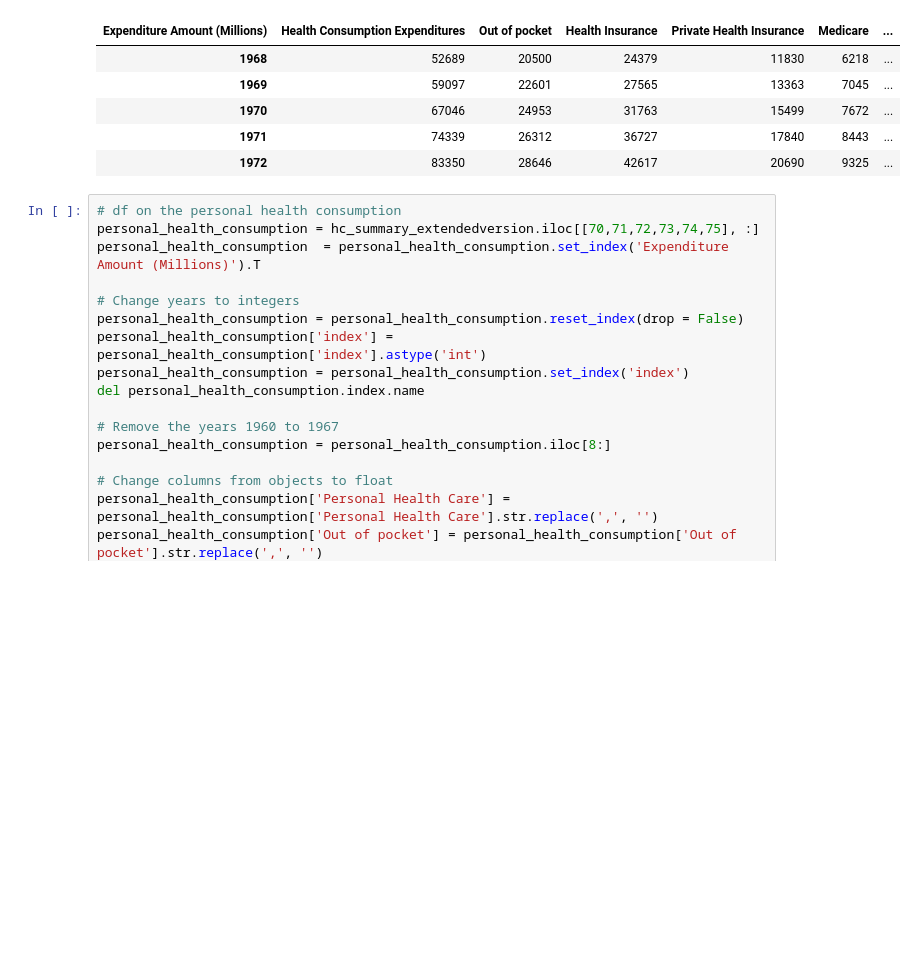
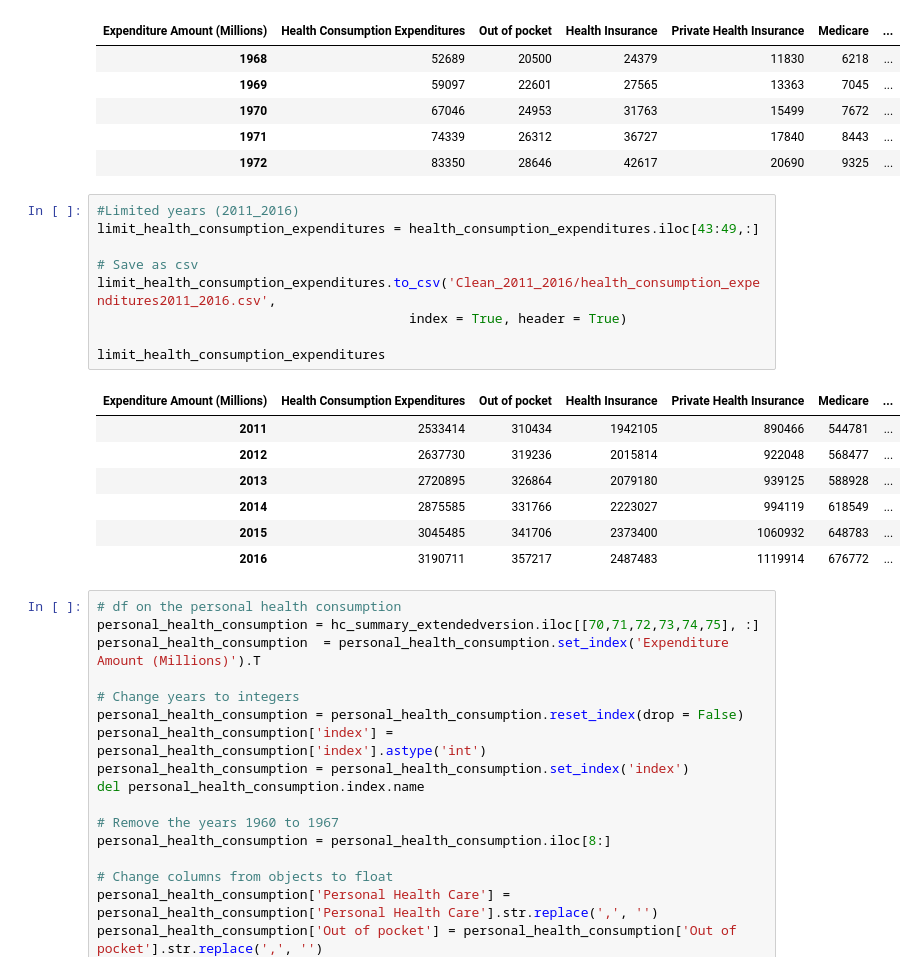
Before and after one commit to Rshn8411/project1, a Jupyter notebook: historical_data_extended.ipynb, the cells around one changed output. Cells and saved outputs as stored; diff of their text form; blank space fills up the shorter version.

```diff
--- a/historical_data_extended.ipynb
+++ b/historical_data_extended.ipynb
@@ -130,6 +163,23 @@ health_consumption_expenditures.head()
 | 1970 | 67046 | 24953 | 31763 | 15499 | 7672 | ... |
 | 1971 | 74339 | 26312 | 36727 | 17840 | 8443 | ... |
 | 1972 | 83350 | 28646 | 42617 | 20690 | 9325 | ... |
+# %%
+#Limited years (2011_2016)
+limit_health_consumption_expenditures = health_consumption_expenditures.iloc[43:49,:]
+
+# Save as csv
+limit_health_consumption_expenditures.to_csv('Clean_2011_2016/health_consumption_expenditures2011_2016.csv',
+                                        index = True, header = True)
+
+limit_health_consumption_expenditures
+# %% [output]
+| Expenditure Amount (Millions) | Health Consumption Expenditures | Out of pocket | Health Insurance | Private Health Insurance | Medicare | ... |
+| 2011 | 2533414 | 310434 | 1942105 | 890466 | 544781 | ... |
+| 2012 | 2637730 | 319236 | 2015814 | 922048 | 568477 | ... |
+| 2013 | 2720895 | 326864 | 2079180 | 939125 | 588928 | ... |
+| 2014 | 2875585 | 331766 | 2223027 | 994119 | 618549 | ... |
+| 2015 | 3045485 | 341706 | 2373400 | 1060932 | 648783 | ... |
+| 2016 | 3190711 | 357217 | 2487483 | 1119914 | 676772 | ... |
 # %%
 # df on the personal health consumption
 personal_health_consumption = hc_summary_extendedversion.iloc[[70,71,72,73,74,75], :]
```
Also changed, not shown: parts of 3 cells of this notebook, 27 other files.
